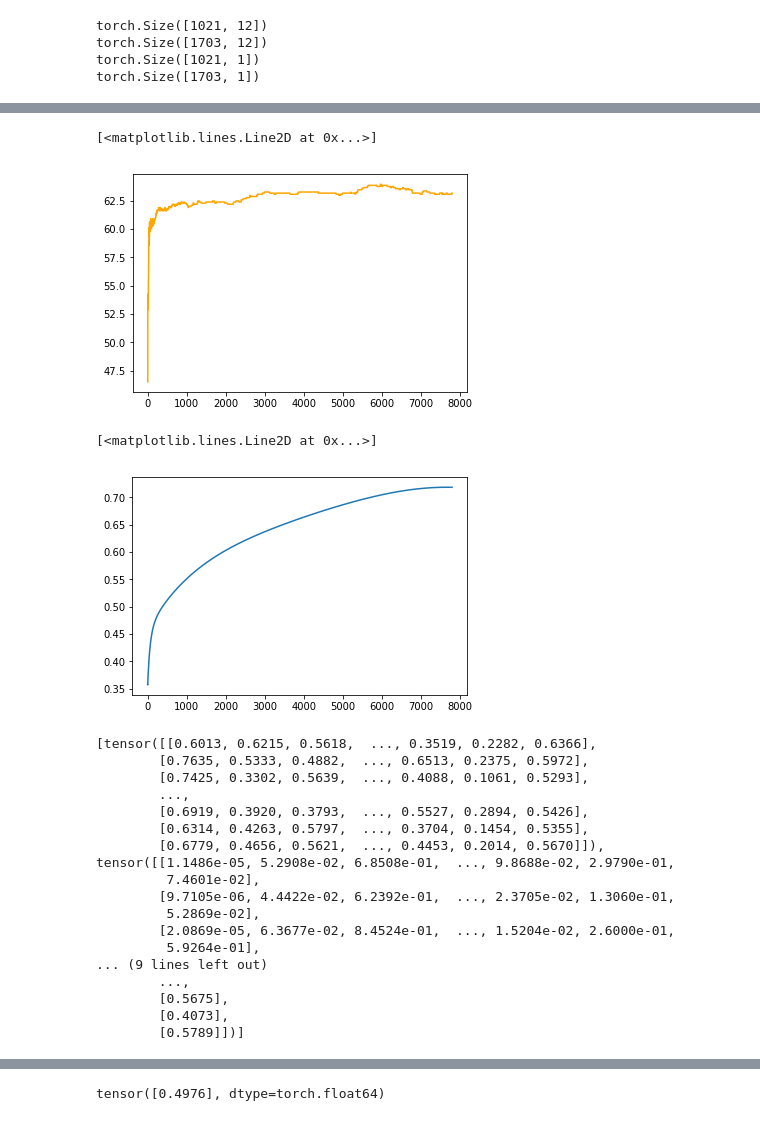
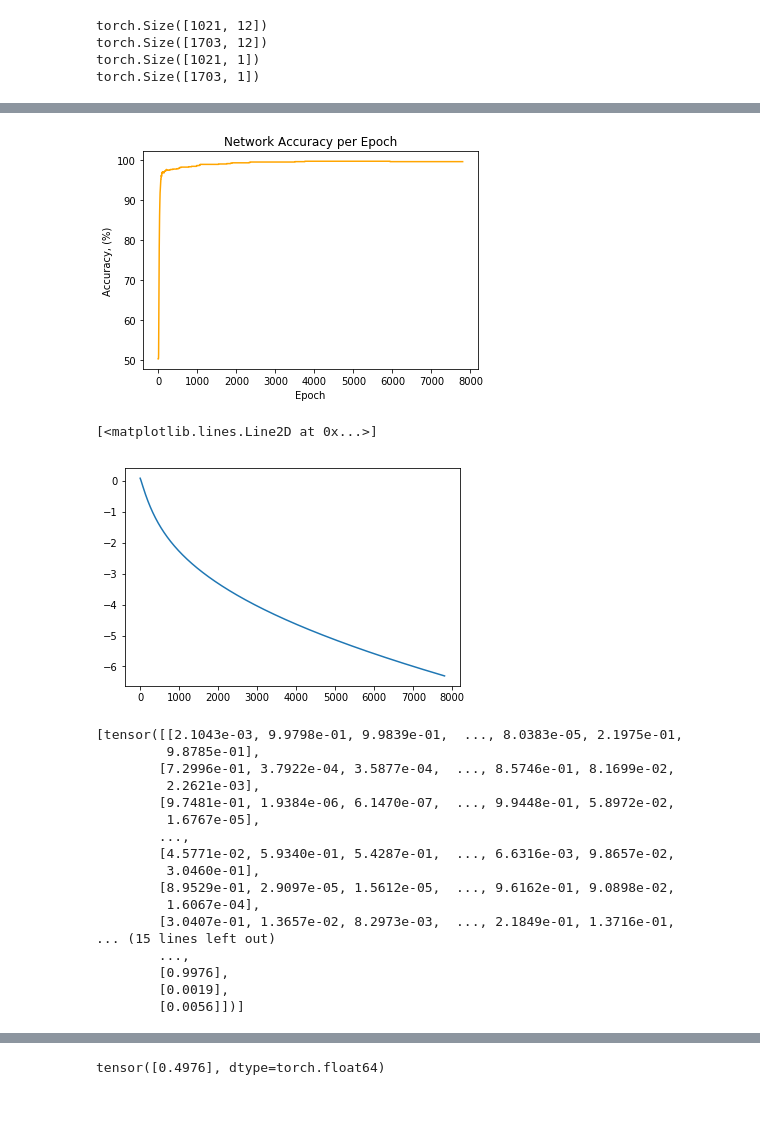
Before and after one commit to neu-physics/dihiggsMLProject, a Jupyter notebook: NeuralNetworking/PytorchNetwork.ipynb, the cells around one changed output, grey strips where cells are left out. Drawn from its saved outputs; the diff is of its cells as text; code cells hidden in the pictures.

```diff
--- a/NeuralNetworking/PytorchNetwork.ipynb
+++ b/NeuralNetworking/PytorchNetwork.ipynb
@@ -49,6 +51,7 @@ hh_labels= np.zeros((len(hh_all),1))
 hh_labels = hh_labels+1
 #a = hh[:len(hh)]
 # print(a.shape)
+hh_all[:,0] = np.random.rand(np.shape(hh_all)[0])
 hh_all = np.append(hh_all, hh_labels, axis=1)
 # hh_all = np.append(hh_all, 1-hh_labels, axis=1)## hh qcd labels
 
@@ -63,6 +66,7 @@ qcd_labels= np.zeros((len(qcd),1))
 #a = hh[:len(hh)]
 # print(a.shape)
 # qcd hh labels
+qcd[:, 0] = -1 * np.random.rand(np.shape(qcd)[0])
 qcd = np.append(qcd, qcd_labels, axis=1)
 # qcd = np.append(qcd, 1-qcd_labels, axis=1)# qcd qcd labels
 
@@ -161,7 +169,7 @@ torch.Size([1703, 1])
 # %%
 learnRate = 0.01
 np.random.seed(234)
-node_list = [n_factors, 76, 76, 1]
+node_list = [n_factors, 10, 10, 1]
 old_model = Network(node_list)
 model = Network(node_list, old_model.w_initial, old_model.b_initial)
 model.train(train_data, train_labels, 7801, learnRate, 0, True, test_data, test_labels)
@@ -215,13 +226,16 @@ plt.plot(model.losses)
 # %%
 plt.plot(model.train_accuracies, label="Train", color="orange")
+plt.title("Network Accuracy per Epoch")
+plt.xlabel("Epoch")
+plt.ylabel("Accuracy, (%)")
+plt.show()
 # %% [output]
-[<matplotlib.lines.Line2D at 0x...>]
-[figure, old version]
+[figure, new version]
 # %%
 plt.plot(model.weight_change)
 # %% [output]
 [<matplotlib.lines.Line2D at 0x...>]
-[figure, old version]
+[figure, new version]
 # %%
 # print(len(model.weights))
 # print(model.weights)
@@ -230,23 +244,23 @@ plt.plot(model.weight_change)
 # %%
 print(model.layers)
 # %% [output]
-[tensor([[0.6013, 0.6215, 0.5618,  ..., 0.3519, 0.2282, 0.6366],
-        [0.7635, 0.5333, 0.4882,  ..., 0.6513, 0.2375, 0.5972],
-        [0.7425, 0.3302, 0.5639,  ..., 0.4088, 0.1061, 0.5293],
+[tensor([[2.1043e-03, 9.9798e-01, 9.9839e-01,  ..., 8.0383e-05, 2.1975e-01,
+         9.8785e-01],
+        [7.2996e-01, 3.7922e-04, 3.5877e-04,  ..., 8.5746e-01, 8.1699e-02,
+         2.2621e-03],
+        [9.7481e-01, 1.9384e-06, 6.1470e-07,  ..., 9.9448e-01, 5.8972e-02,
+         1.6767e-05],
         ...,
-        [0.6919, 0.3920, 0.3793,  ..., 0.5527, 0.2894, 0.5426],
-        [0.6314, 0.4263, 0.5797,  ..., 0.3704, 0.1454, 0.5355],
-        [0.6779, 0.4656, 0.5621,  ..., 0.4453, 0.2014, 0.5670]]), tensor([[1.1486e-05, 5.2908e-02, 6.8508e-01,  ..., 9.8688e-02, 2.9790e-01,
-         7.4601e-02],
-        [9.7105e-06, 4.4422e-02, 6.2392e-01,  ..., 2.3705e-02, 1.3060e-01,
-         5.2869e-02],
-        [2.0869e-05, 6.3677e-02, 8.4524e-01,  ..., 1.5204e-02, 2.6000e-01,
-         5.9264e-01],
-... (9 lines left out)
+        [4.5771e-02, 5.9340e-01, 5.4287e-01,  ..., 6.6316e-03, 9.8657e-02,
+         3.0460e-01],
+        [8.9529e-01, 2.9097e-05, 1.5612e-05,  ..., 9.6162e-01, 9.0898e-02,
+         1.6067e-04],
+        [3.0407e-01, 1.3657e-02, 8.2973e-03,  ..., 2.1849e-01, 1.3716e-01,
+... (15 lines left out)
         ...,
-        [0.5675],
-        [0.4073],
-        [0.5789]])]
+        [0.9976],
+        [0.0019],
+        [0.0056]])]
 # %%
 # out_labels = model.get_output()
 # a = out_labels[:,0]
```
Also changed, not shown: parts of 11 cells of this notebook.
